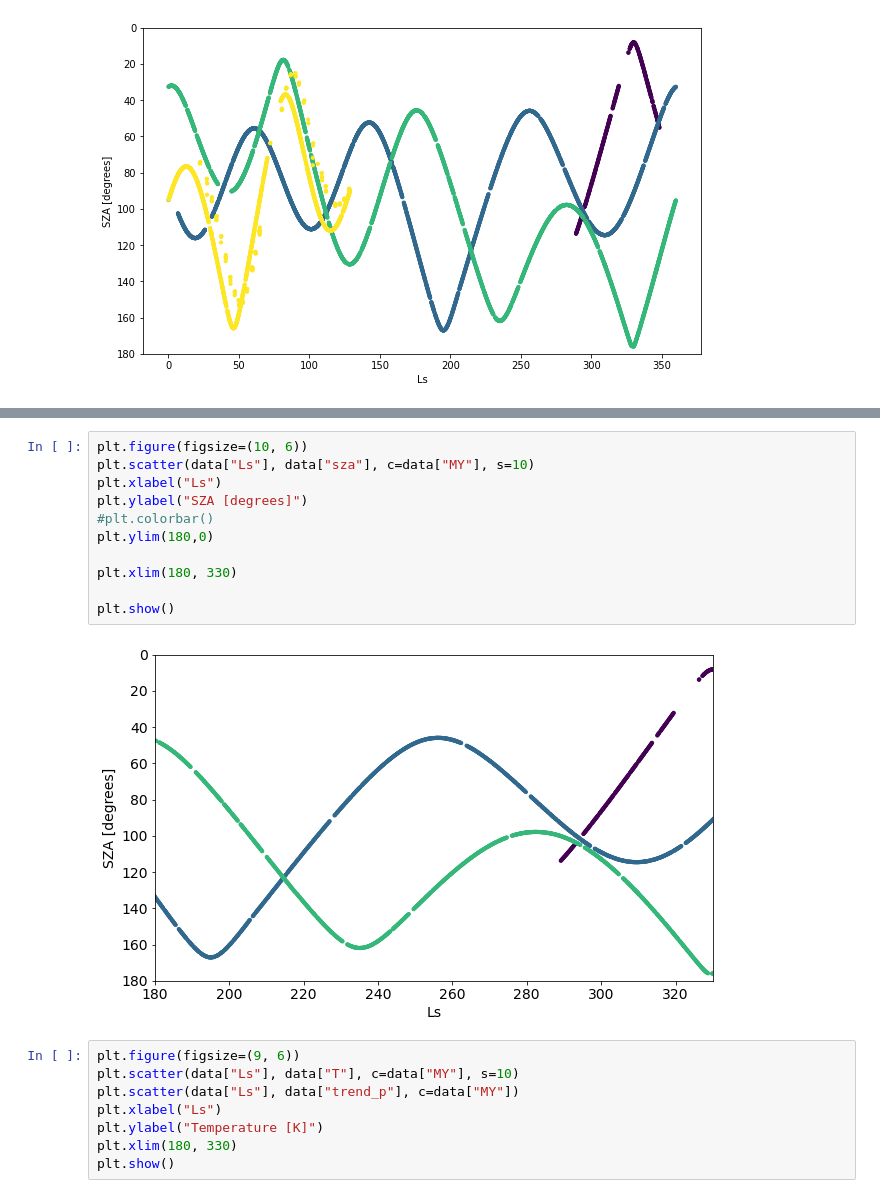
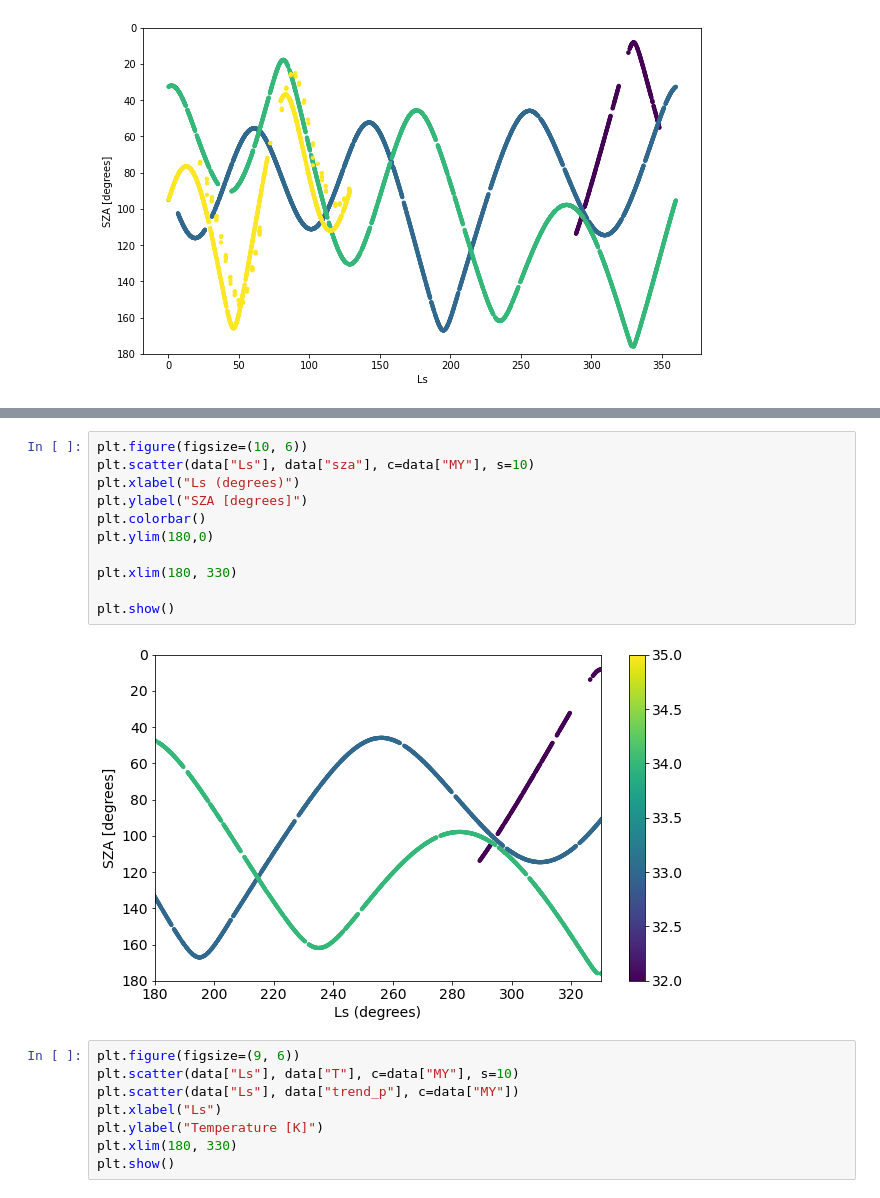
Before and after one commit to marek-slipski/NGIMS-hp, a Jupyter notebook: notebooks/Exobase_temp.ipynb, the cells around one changed output, grey strips where cells are left out. Drawn from its saved outputs; the diff is of its cells as text.

```diff
--- a/notebooks/Exobase_temp.ipynb
+++ b/notebooks/Exobase_temp.ipynb
@@ -406,16 +396,16 @@ plt.show()
 # %%
 plt.figure(figsize=(10, 6))
 plt.scatter(data["Ls"], data["sza"], c=data["MY"], s=10)
-plt.xlabel("Ls")
+plt.xlabel("Ls (degrees)")
 plt.ylabel("SZA [degrees]")
-#plt.colorbar()
+plt.colorbar()
 plt.ylim(180,0)
 
 plt.xlim(180, 330)
 
 plt.show()
 # %% [output]
-[figure, old version]
+[figure, new version]
 # %%
 plt.figure(figsize=(9, 6))
 plt.scatter(data["Ls"], data["T"], c=data["MY"], s=10)
```
Also changed, not shown: parts of 6 cells of this notebook.
